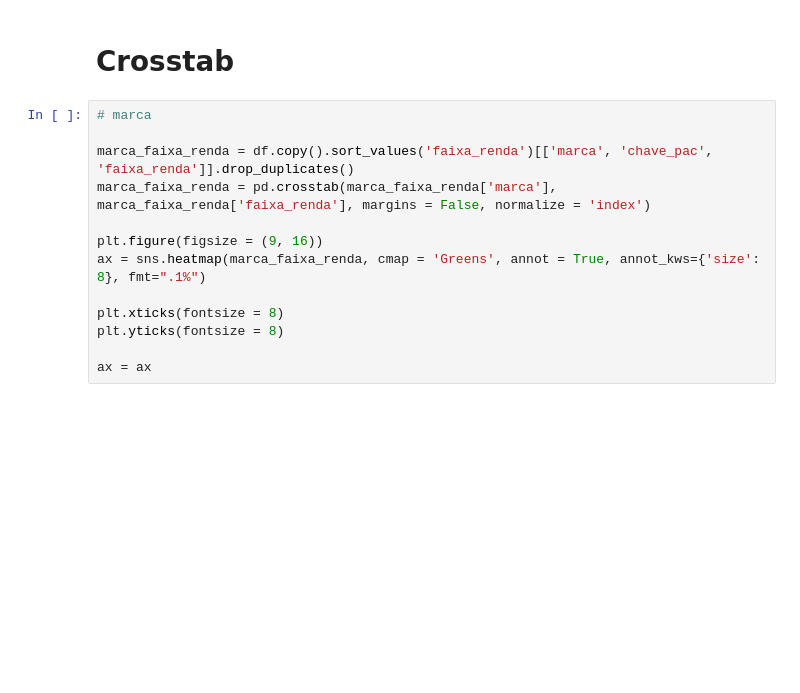
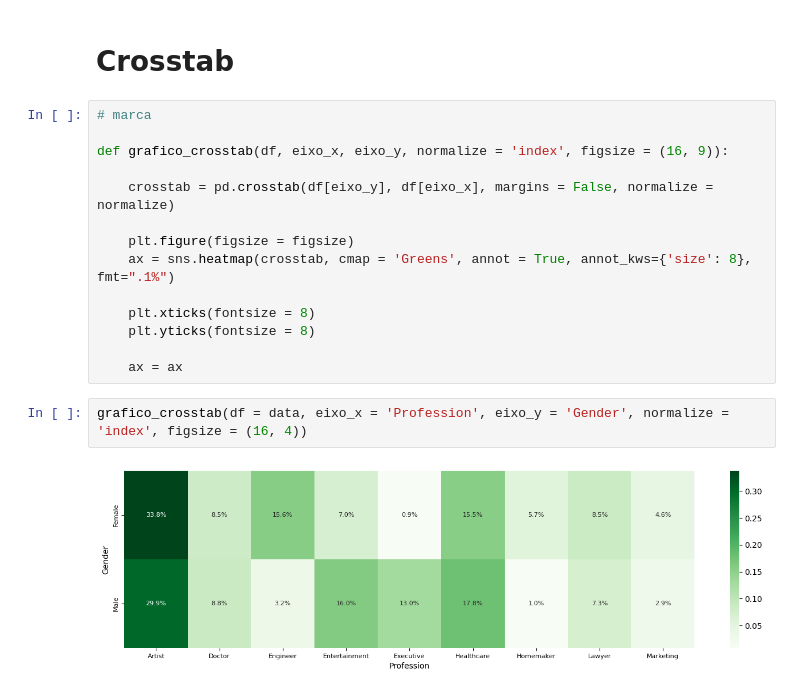
Before and after one commit to leticiafaria7/tools-functions, a Jupyter notebook: python/graficos_python.ipynb, the cells around one changed output. Saved outputs shown, nothing was run; the diff lists cells and outputs as text; blank space fills up the shorter version.

```diff
--- a/python/graficos_python.ipynb
+++ b/python/graficos_python.ipynb
@@ -175,13 +199,18 @@ def cont_perc_categorias(df_, coluna = 'atend_b2b2c'):
 # %%
 # marca
 
-marca_faixa_renda = df.copy().sort_values('faixa_renda')[['marca', 'chave_pac', 'faixa_renda']].drop_duplicates()
-marca_faixa_renda = pd.crosstab(marca_faixa_renda['marca'], marca_faixa_renda['faixa_renda'], margins = False, normalize = 'index')
+def grafico_crosstab(df, eixo_x, eixo_y, normalize = 'index', figsize = (16, 9)):
 
-plt.figure(figsize = (9, 16))
-ax = sns.heatmap(marca_faixa_renda, cmap = 'Greens', annot = True, annot_kws={'size': 8}, fmt=".1%")
+    crosstab = pd.crosstab(df[eixo_y], df[eixo_x], margins = False, normalize = normalize)
 
-plt.xticks(fontsize = 8)
-plt.yticks(fontsize = 8)
+    plt.figure(figsize = figsize)
+    ax = sns.heatmap(crosstab, cmap = 'Greens', annot = True, annot_kws={'size': 8}, fmt=".1%")
 
-ax = ax
+    plt.xticks(fontsize = 8)
+    plt.yticks(fontsize = 8)
+
+    ax = ax
+# %%
+grafico_crosstab(df = data, eixo_x = 'Profession', eixo_y = 'Gender', normalize = 'index', figsize = (16, 4))
+# %% [output]
+[figure, added]
```
Also changed, not shown: parts of 18 cells of this notebook, 2 other files.
